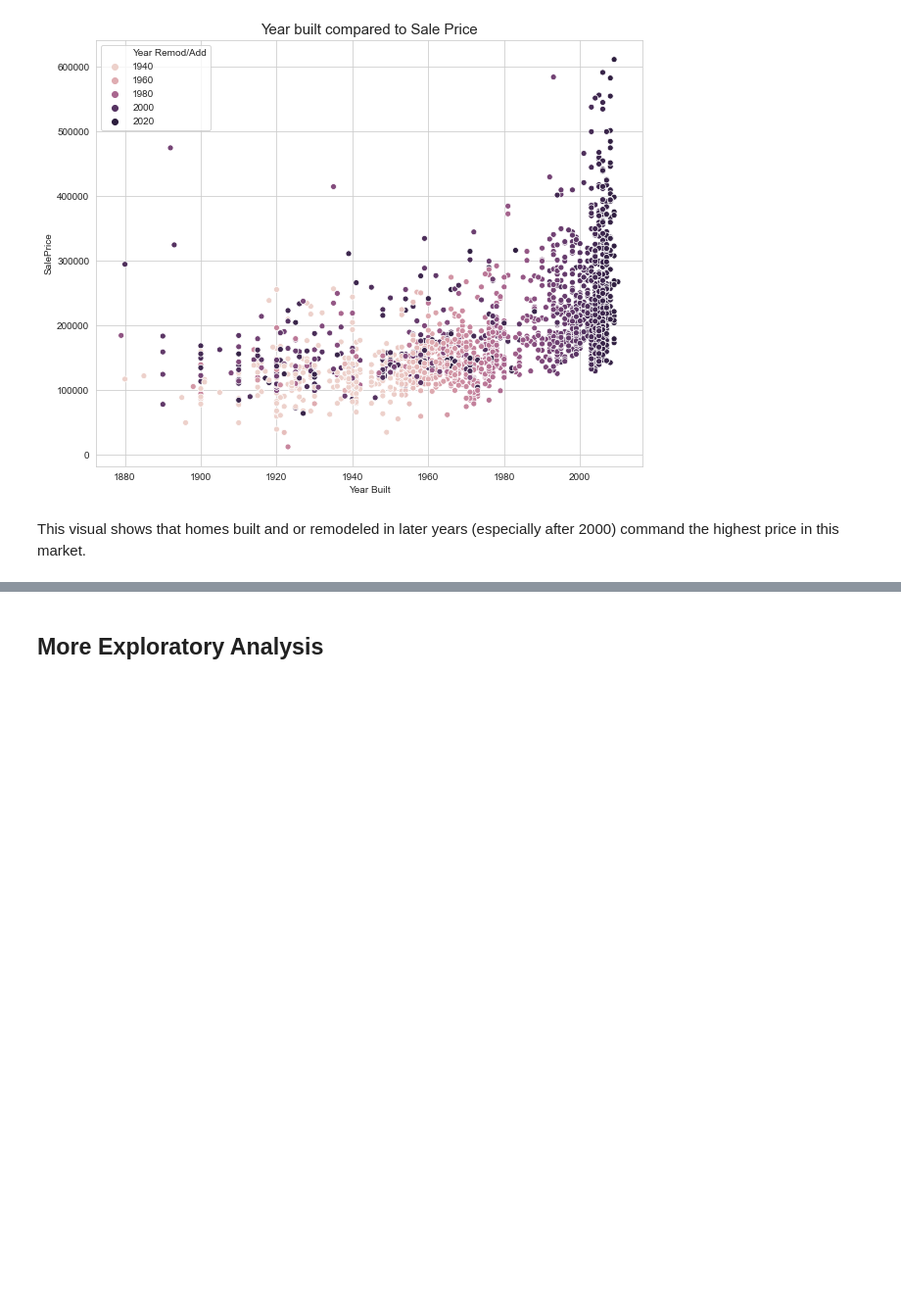
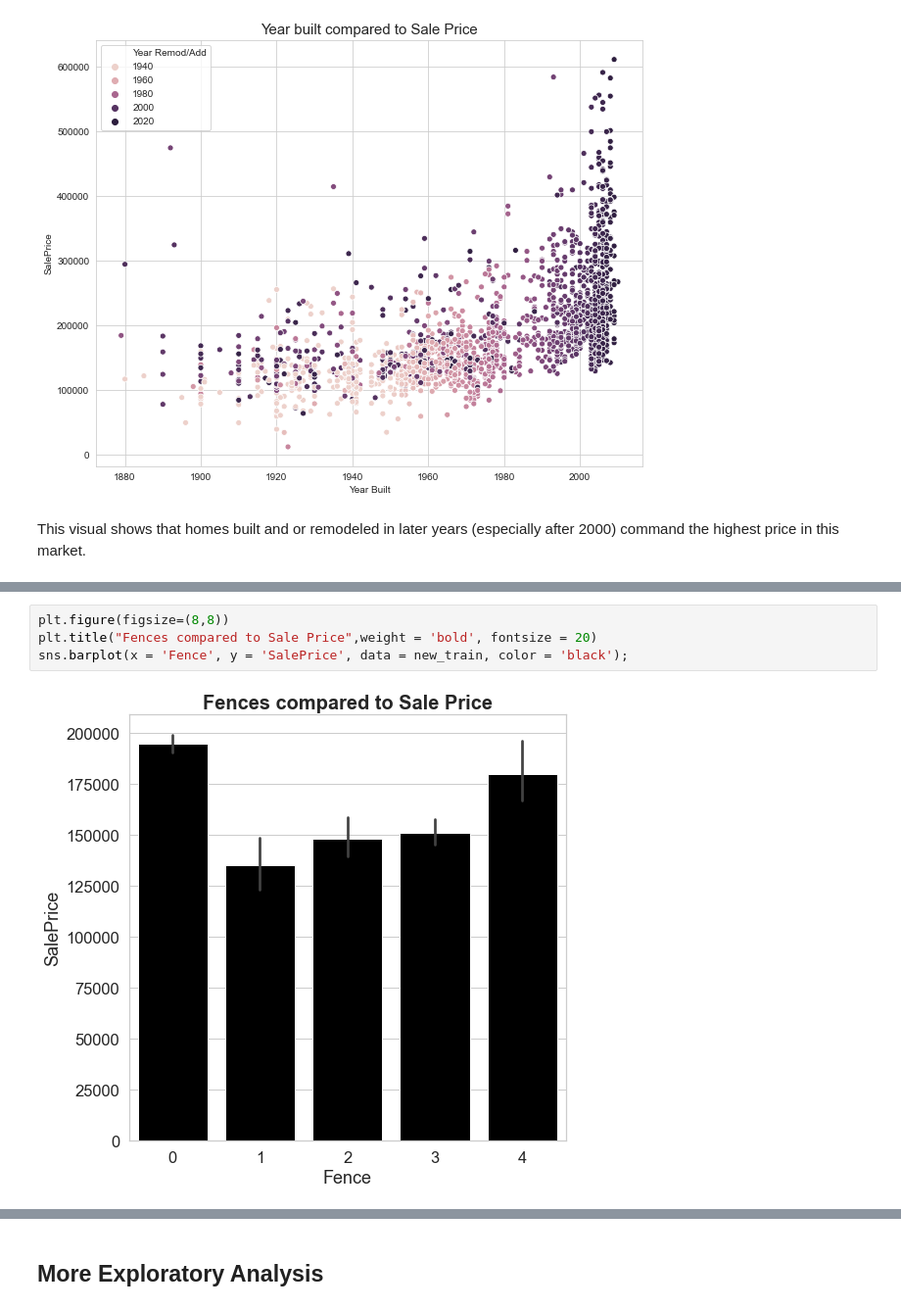
Before and after one commit to ianibogwu/Projects, a Jupyter notebook: GA-projects/01-Ames-housing/Cleaning_EDA.ipynb, the cells around one changed output, grey strips where cells are left out. Shown at 98% size. Drawn from its saved outputs; the diff is of its cells as text; blank space fills up the shorter version.

```diff
--- a/GA-projects/01-Ames-housing/Cleaning_EDA.ipynb
+++ b/GA-projects/01-Ames-housing/Cleaning_EDA.ipynb
@@ -346,0 +354,6 @@ This visual shows that homes built and or remodeled in later years (especially a
+# %%
+plt.figure(figsize=(8,8))
+plt.title("Fences compared to Sale Price",weight = 'bold', fontsize = 20)
+sns.barplot(x = 'Fence', y = 'SalePrice', data = new_train, color = 'black');
+# %% [output]
+[figure, added]
```
Also changed, not shown: parts of 18 cells of this notebook, 4 other files.
